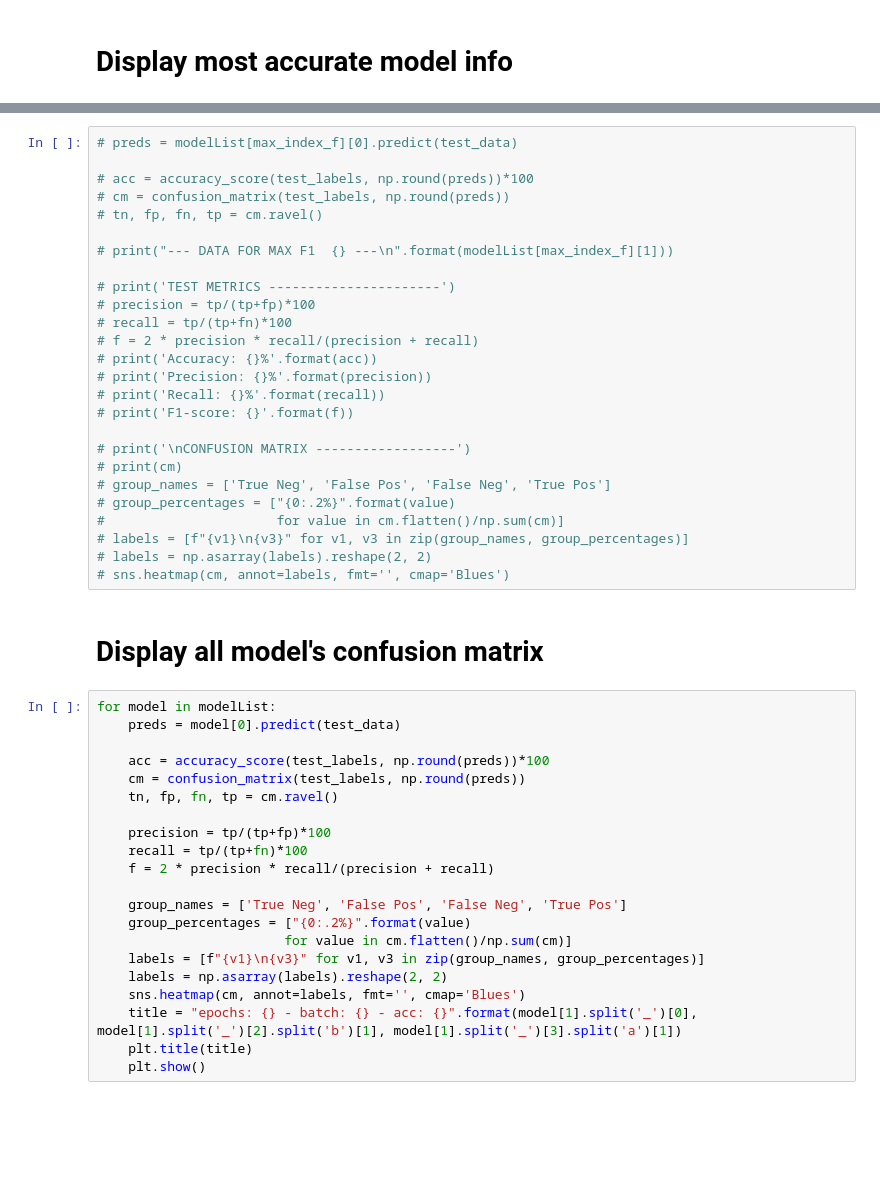
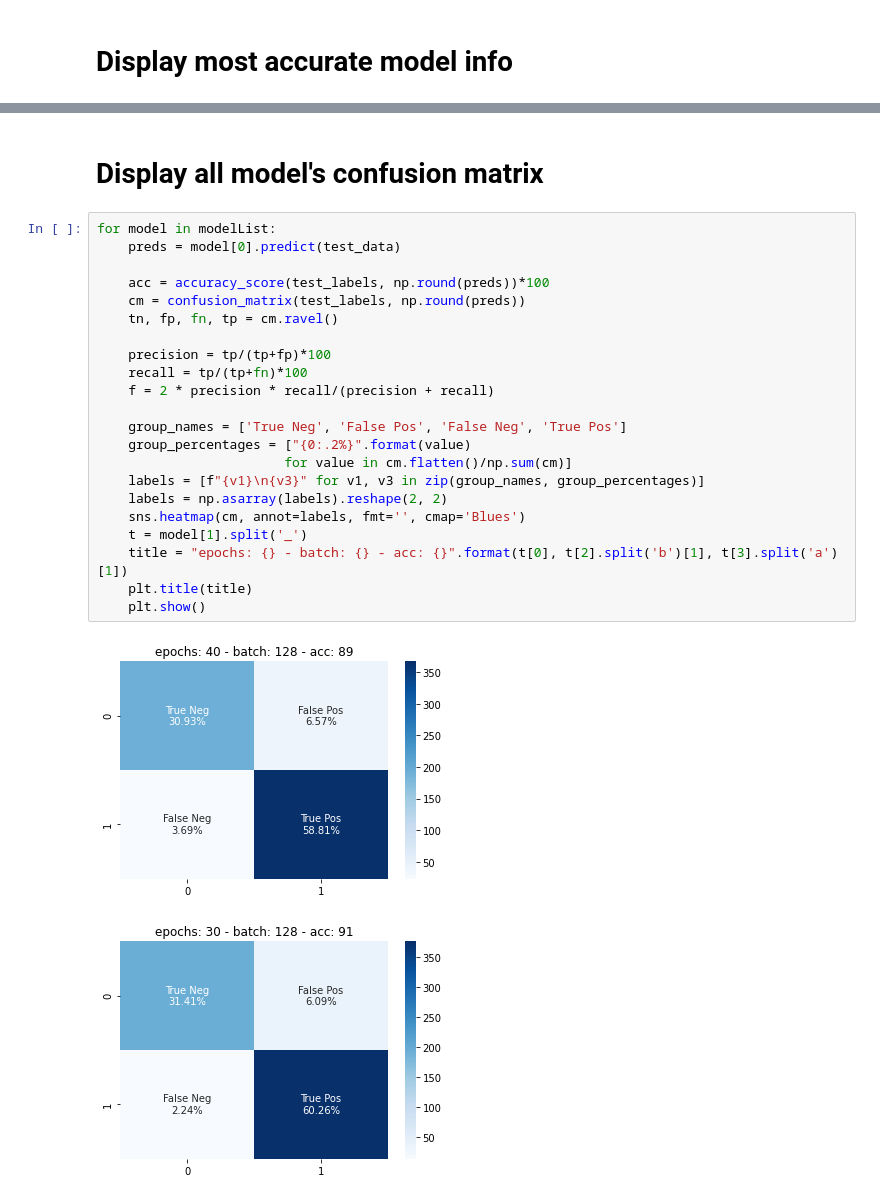
Before and after one commit to LuluLaGlue/CNN_Pneumonia, a Jupyter notebook: 5Layers_Load.ipynb, the cells around one changed output, grey strips where cells are left out. Drawn from its saved outputs; the diff is of its cells as text; blank space fills up the shorter version.

```diff
--- a/5Layers_Load.ipynb
+++ b/5Layers_Load.ipynb
@@ -152,49 +193,27 @@ sns.heatmap(cm, annot=labels, fmt='', cmap='Blues')
-# %%
-# preds = modelList[max_index_f][0].predict(test_data)
-
-# acc = accuracy_score(test_labels, np.round(preds))*100
-# cm = confusion_matrix(test_labels, np.round(preds))
-# tn, fp, fn, tp = cm.ravel()
-
-# print("--- DATA FOR MAX F1  {} ---\n".format(modelList[max_index_f][1]))
-
-# print('TEST METRICS ----------------------')
-# precision = tp/(tp+fp)*100
-# recall = tp/(tp+fn)*100
-# f = 2 * precision * recall/(precision + recall)
-# print('Accuracy: {}%'.format(acc))
-# print('Precision: {}%'.format(precision))
-# print('Recall: {}%'.format(recall))
-# print('F1-score: {}'.format(f))
-
-# print('\nCONFUSION MATRIX ------------------')
-# print(cm)
-# group_names = ['True Neg', 'False Pos', 'False Neg', 'True Pos']
-# group_percentages = ["{0:.2%}".format(value)
-#                      for value in cm.flatten()/np.sum(cm)]
-# labels = [f"{v1}\n{v3}" for v1, v3 in zip(group_names, group_percentages)]
-# labels = np.asarray(labels).reshape(2, 2)
-# sns.heatmap(cm, annot=labels, fmt='', cmap='Blues')
 # %% [markdown]
 # Display all model's confusion matrix
 # %%
 for model in modelList:
     preds = model[0].predict(test_data)
 
     acc = accuracy_score(test_labels, np.round(preds))*100
     cm = confusion_matrix(test_labels, np.round(preds))
     tn, fp, fn, tp = cm.ravel()
 
     precision = tp/(tp+fp)*100
     recall = tp/(tp+fn)*100
     f = 2 * precision * recall/(precision + recall)
 
     group_names = ['True Neg', 'False Pos', 'False Neg', 'True Pos']
     group_percentages = ["{0:.2%}".format(value)
                         for value in cm.flatten()/np.sum(cm)]
     labels = [f"{v1}\n{v3}" for v1, v3 in zip(group_names, group_percentages)]
     labels = np.asarray(labels).reshape(2, 2)
     sns.heatmap(cm, annot=labels, fmt='', cmap='Blues')
-    title = "epochs: {} - batch: {} - acc: {}".format(model[1].split('_')[0], model[1].split('_')[2].split('b')[1], model[1].split('_')[3].split('a')[1])
+    t = model[1].split('_')
+    title = "epochs: {} - batch: {} - acc: {}".format(t[0], t[2].split('b')[1], t[3].split('a')[1])
     plt.title(title)
     plt.show()
+# %% [output]
+[figure, added]
+[figure, added]
```
Also changed, not shown: parts of 5 cells of this notebook, 1 other file.
